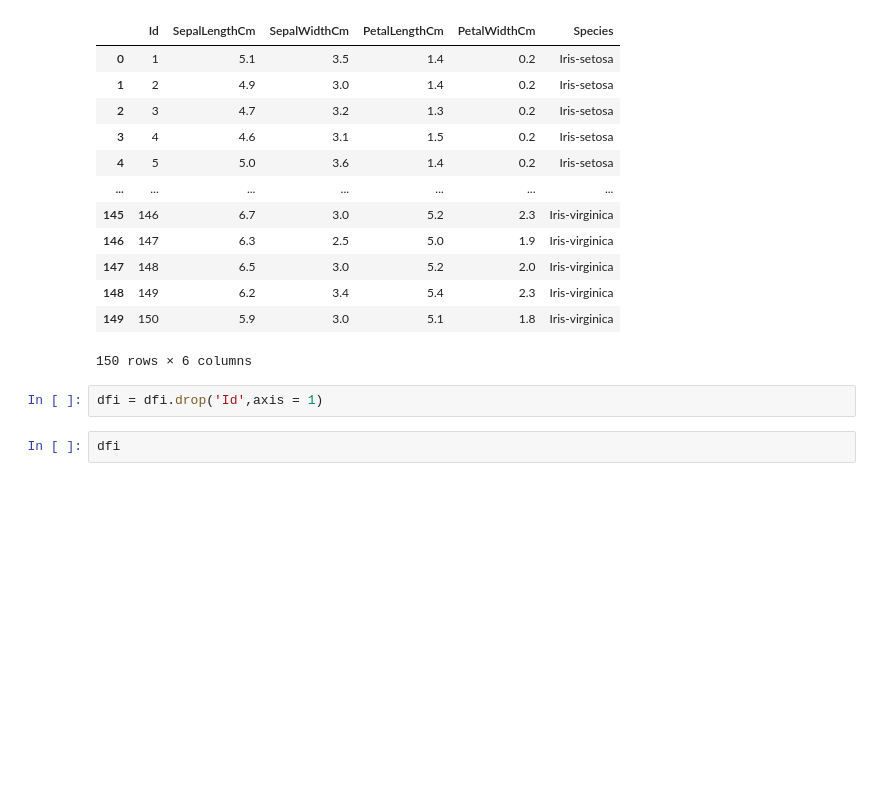
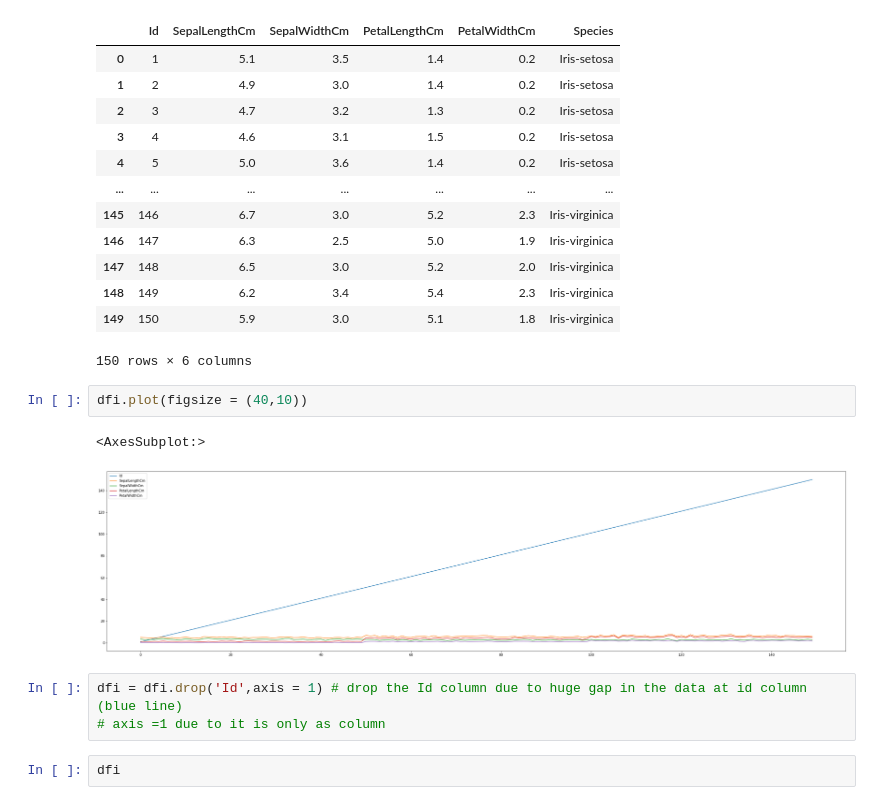
Before and after one commit to HariSankarNayak/iNeuron-Notes, a Jupyter notebook: 037.Graph.ipynb, the cells around one changed output. Saved outputs shown, nothing was run; the diff lists cells and outputs as text; blank space fills up the shorter version.

Commit message:
037.Graph

```diff
--- a/037.Graph.ipynb
+++ b/037.Graph.ipynb
@@ -48,8 +48,14 @@ dfi
 | 148 | 149 | 6.2 | 3.4 | 5.4 | 2.3 | Iris-virginica |
 | 149 | 150 | 5.9 | 3.0 | 5.1 | 1.8 | Iris-virginica |
 150 rows × 6 columns
-# %%
-dfi = dfi.drop('Id',axis = 1)
+# %%
+dfi.plot(figsize = (40,10))
+# %% [output]
+<AxesSubplot:>
+[figure, added]
+# %%
+dfi = dfi.drop('Id',axis = 1) # drop the Id column due to huge gap in the data at id column (blue line)
+# axis =1 due to it is only as column
 # %%
 dfi
 # %% [output]
```
